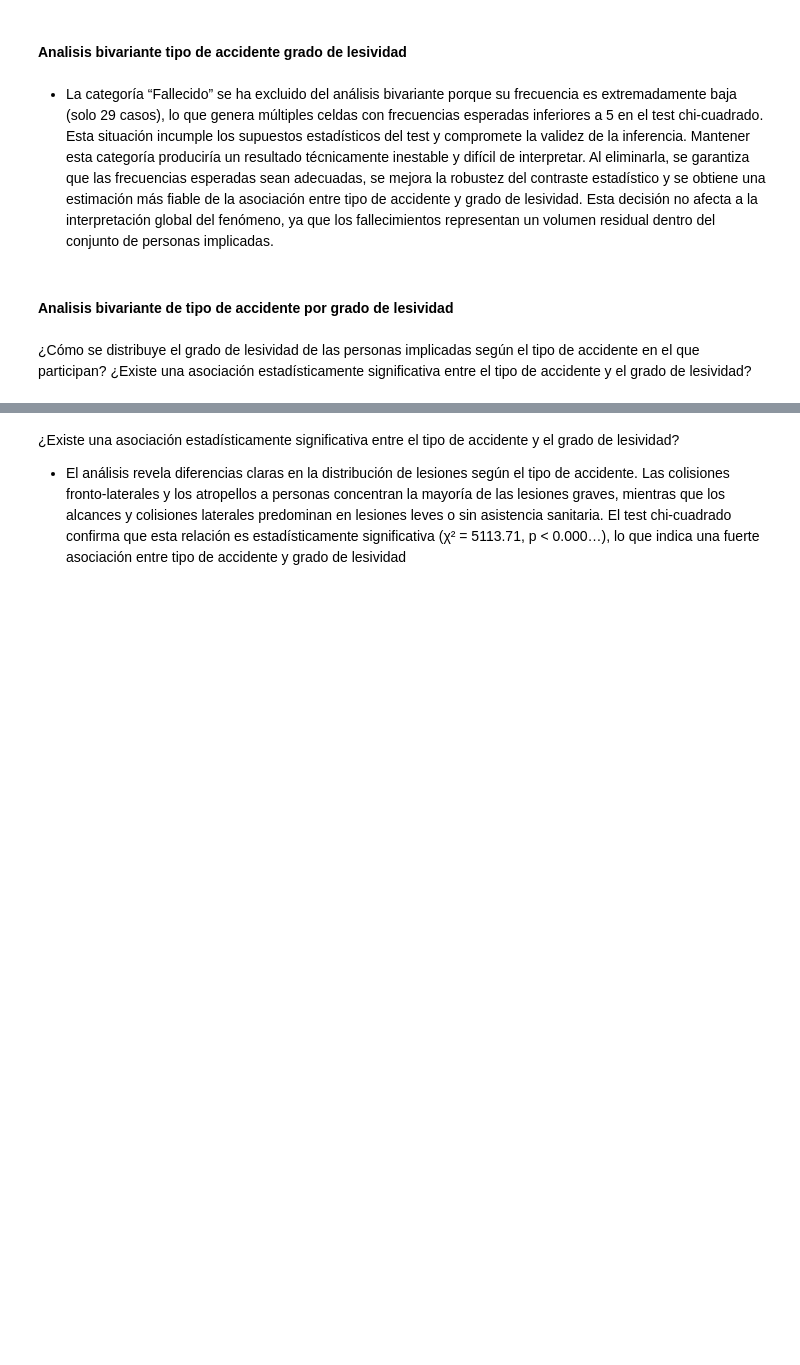
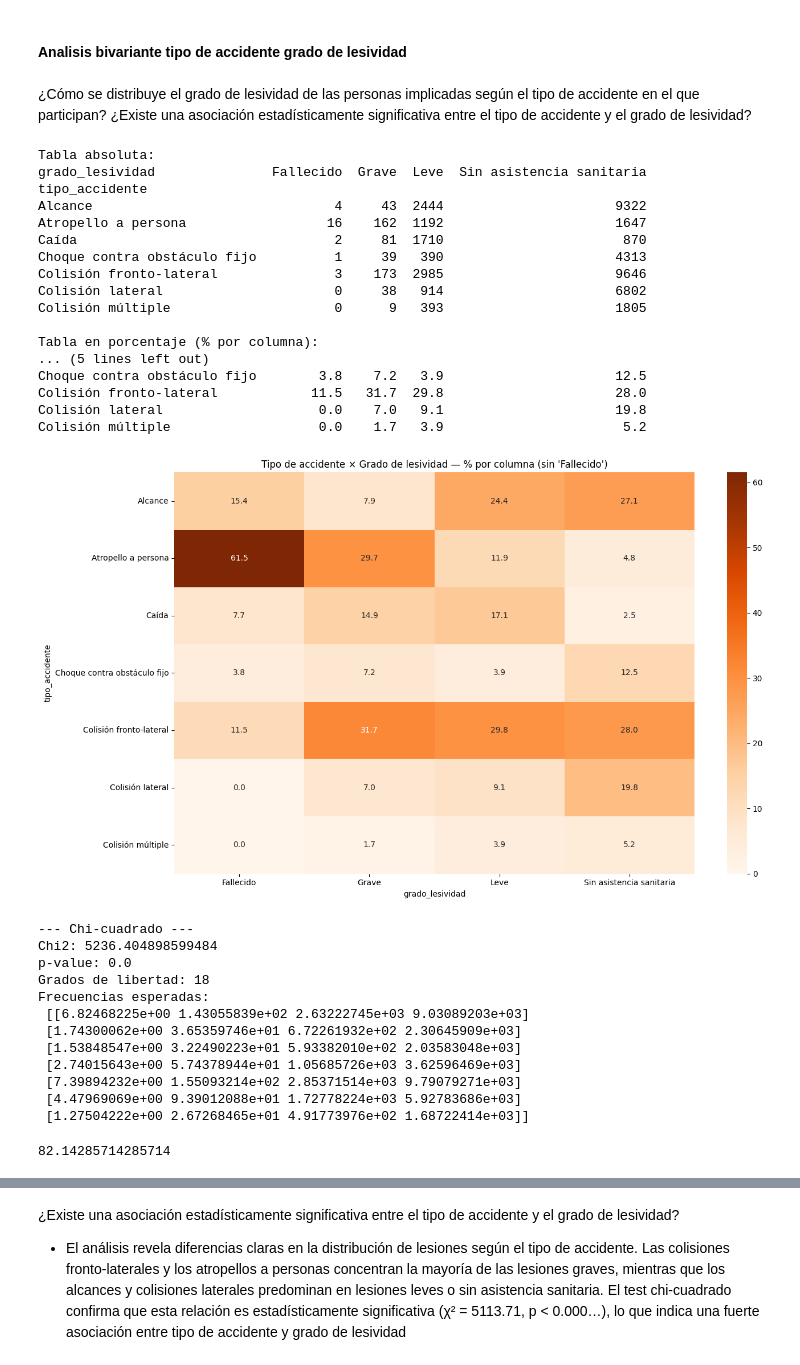
Before and after one commit to Cesar-CSP/EDA-ACCIDENTALIDAD_MADRID, a Jupyter notebook: Project_Break_I_EDA/EDA_Accidentalidad_2024_v3.ipynb, the cells around one changed output, grey strips where cells are left out. Cells and saved outputs as stored; diff of their text form; code cells hidden in the pictures; blank space fills up the shorter version.

```diff
--- a/Project_Break_I_EDA/EDA_Accidentalidad_2024_v3.ipynb
+++ b/Project_Break_I_EDA/EDA_Accidentalidad_2024_v3.ipynb
@@ -2312,10 +2633,6 @@ Conclusión descriptiva:
 - El análisis revela que las personas entre 25 y 54 años concentran la mayoría de las lesiones graves, leves y sin asistencia sanitaria. El test chi‑cuadrado confirma que esta distribución no es aleatoria: existe una asociación estadísticamente significativa entre el rango de edad y el grado de lesividad (χ² = 396.69, p < 0.000…), lo que indica que la edad influye en la gravedad de las lesiones sufridas en accidentes
 # %% [markdown]
 #### Analisis bivariante tipo de accidente grado de lesividad
-# %% [markdown]
-- La categoría “Fallecido” se ha excluido del análisis bivariante porque su frecuencia es extremadamente baja (solo 29 casos), lo que genera múltiples celdas con frecuencias esperadas inferiores a 5 en el test chi‑cuadrado. Esta situación incumple los supuestos estadísticos del test y compromete la validez de la inferencia. Mantener esta categoría produciría un resultado técnicamente inestable y difícil de interpretar. Al eliminarla, se garantiza que las frecuencias esperadas sean adecuadas, se mejora la robustez del contraste estadístico y se obtiene una estimación más fiable de la asociación entre tipo de accidente y grado de lesividad. Esta decisión no afecta a la interpretación global del fenómeno, ya que los fallecimientos representan un volumen residual dentro del conjunto de personas implicadas.
-# %% [markdown]
-#### Analisis bivariante de tipo de accidente por grado de lesividad
 # %% [markdown]
 ¿Cómo se distribuye el grado de lesividad de las personas implicadas según el tipo de accidente en el que participan?
 ¿Existe una asociación estadísticamente significativa entre el tipo de accidente y el grado de lesividad?
@@ -2331,10 +2648,7 @@ df = df_accidentes_2024_copy_bivariante.copy()
 # 1. Eliminar registros sin lesividad válida
 df = df[df["grado_lesividad"] != "Se desconoce"]
 
-# 2. Eliminar fallecidos
-df = df[df["grado_lesividad"] != "Fallecido"]
-
-# 3. Mantener SOLO los 7 tipos de accidente seleccionados
+# 2. Mantener SOLO los 7 tipos de accidente seleccionados
 tipos_validos = [
     "Colisión fronto-lateral",
     "Alcance",
@@ -2347,8 +2661,9 @@ tipos_validos = [
 
 df = df[df["tipo_accidente"].isin(tipos_validos)]
 
-# 4. Ordenar categorías de lesividad (ya sin fallecido)
+# 3. Ordenar categorías de lesividad (ya sin fallecido)
 orden_lesividad = [
+    "Fallecido",
     "Grave",
     "Leve",
     "Sin asistencia sanitaria"
@@ -2356,36 +2671,80 @@ orden_lesividad = [
 
 df["grado_lesividad"] = pd.Categorical(df["grado_lesividad"],
                                        categories=orden_lesividad,
                                        ordered=True)
 
-# 5. Tabla absoluta
+# 4. Tabla absoluta
 tabla_abs = pd.crosstab(
     df["tipo_accidente"],
     df["grado_lesividad"]
 )
 
 print("Tabla absoluta:")
 print(tabla_abs)
 
-# 6. Tabla porcentual por columna
+# 5. Tabla porcentual por columna
 tabla_pct = tabla_abs.div(tabla_abs.sum(axis=0), axis=1) * 100
 print("\nTabla en porcentaje (% por columna):")
 print(tabla_pct.round(1))
 
-# 7. Heatmap
+# 6. Heatmap
 plt.figure(figsize=(14,8))
 sns.heatmap(tabla_pct, annot=True, fmt=".1f", cmap="Oranges")
 plt.title("Tipo de accidente × Grado de lesividad — % por columna (sin 'Fallecido')")
 plt.tight_layout()
 plt.show()
 
-# 8. Chi-cuadrado
+# 7. Chi-cuadrado
 chi2, p, dof, expected = chi2_contingency(tabla_abs)
 
 print("\n--- Chi-cuadrado ---")
 print("Chi2:", chi2)
 print("p-value:", p)
 print("Grados de libertad:", dof)
 print("Frecuencias esperadas:\n", expected)
+# %% [output]
+Tabla absoluta:
+grado_lesividad               Fallecido  Grave  Leve  Sin asistencia sanitaria
+tipo_accidente
+Alcance                               4     43  2444                      9322
+Atropello a persona                  16    162  1192                      1647
+Caída                                 2     81  1710                       870
+Choque contra obstáculo fijo          1     39   390                      4313
+Colisión fronto-lateral               3    173  2985                      9646
+Colisión lateral                      0     38   914                      6802
+Colisión múltiple                     0      9   393                      1805
+
+Tabla en porcentaje (% por columna):
+... (5 lines left out)
+Choque contra obstáculo fijo        3.8    7.2   3.9                      12.5
+Colisión fronto-lateral            11.5   31.7  29.8                      28.0
+Colisión lateral                    0.0    7.0   9.1                      19.8
+Colisión múltiple                   0.0    1.7   3.9                       5.2
+[figure, added]
+--- Chi-cuadrado ---
+Chi2: 5236.404898599484
+p-value: 0.0
+Grados de libertad: 18
+Frecuencias esperadas:
+ [[6.82468225e+00 1.43055839e+02 2.63222745e+03 9.03089203e+03]
+ [1.74300062e+00 3.65359746e+01 6.72261932e+02 2.30645909e+03]
+ [1.53848547e+00 3.22490223e+01 5.93382010e+02 2.03583048e+03]
+ [2.74015643e+00 5.74378944e+01 1.05685726e+03 3.62596469e+03]
+ [7.39894232e+00 1.55093214e+02 2.85371514e+03 9.79079271e+03]
+ [4.47969069e+00 9.39012088e+01 1.72778224e+03 5.92783686e+03]
+ [1.27504222e+00 2.67268465e+01 4.91773976e+02 1.68722414e+03]]
+# %%
+# Compruebo si al menos el 80% de celdas tienen una frecuencia esperada mayor o igual que 5
+
+df_expected = pd.DataFrame(
+    expected,
+    index=tabla_abs.index,
+    columns=tabla_abs.columns
+)
+
+porcentaje = (df_expected >= 5).sum().sum() / df_expected.size * 100
+print(porcentaje)
+# %% [output]
+82.14285714285714
 # %% [markdown]
 ¿Cómo se distribuye el grado de lesividad de las personas implicadas según el tipo de accidente en el que participan?
```
Also changed, not shown: parts of 41 cells of this notebook.
